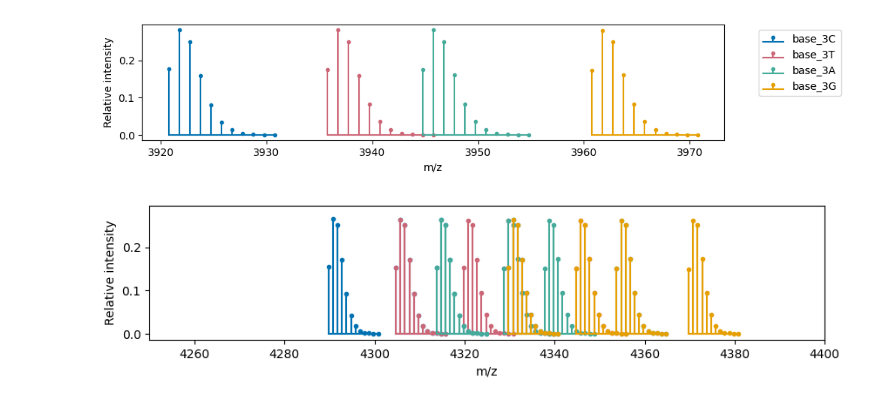
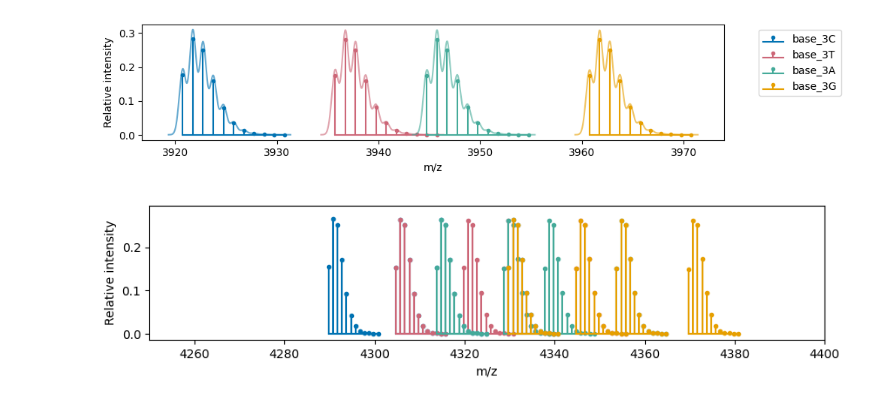
Before and after one commit to mitchso/MASSIVE, a Jupyter notebook: docs/examples/analyte_planning.ipynb, the cells around one changed output. Drawn from its saved outputs; the diff is of its cells as text; code cells hidden in the pictures.

```diff
--- a/docs/examples/analyte_planning.ipynb
+++ b/docs/examples/analyte_planning.ipynb
@@ -22,19 +22,19 @@ base_oligos = [
     Oligo(name='base_3A', seq='GAAGACCACAACA'),  # green
     Oligo(name='base_3G', seq='GAAGACCACAACG'),  # gold
 ]
-# %%
-fig, ax = plt.subplots(figsize=(10,2))
-
-for i, o in enumerate(base_oligos):
-    o.plot(ax=ax, label=o.name, colour=colours[i], mass_labels=False)
-
-ax.legend(bbox_to_anchor=(1.05, 1), loc='upper left')
-ax.set_xlabel('m/z')
-ax.set_ylabel('Relative intensity')
-
-fig.savefig(fname='../images/base_oligos.svg', bbox_inches='tight', format='svg', transparent=False)
-# %% [output]
-[figure, removed]
+# %%
+fig, ax = plt.subplots(figsize=(10,2))
+
+for i, o in enumerate(base_oligos):
+    o.plot(ax=ax, label=o.name, colour=colours[i], mass_labels=False, resolution=5000)
+
+ax.legend(bbox_to_anchor=(1.05, 1), loc='upper left')
+ax.set_xlabel('m/z')
+ax.set_ylabel('Relative intensity')
+
+fig.savefig(fname='../images/base_oligos.svg', bbox_inches='tight', format='svg', transparent=False)
+# %% [output]
+[figure, added]
 # %%
 fig, ax = plt.subplots(figsize=(10,2))
 
```
Also changed, not shown: parts of 7 cells of this notebook, 8 other files.
